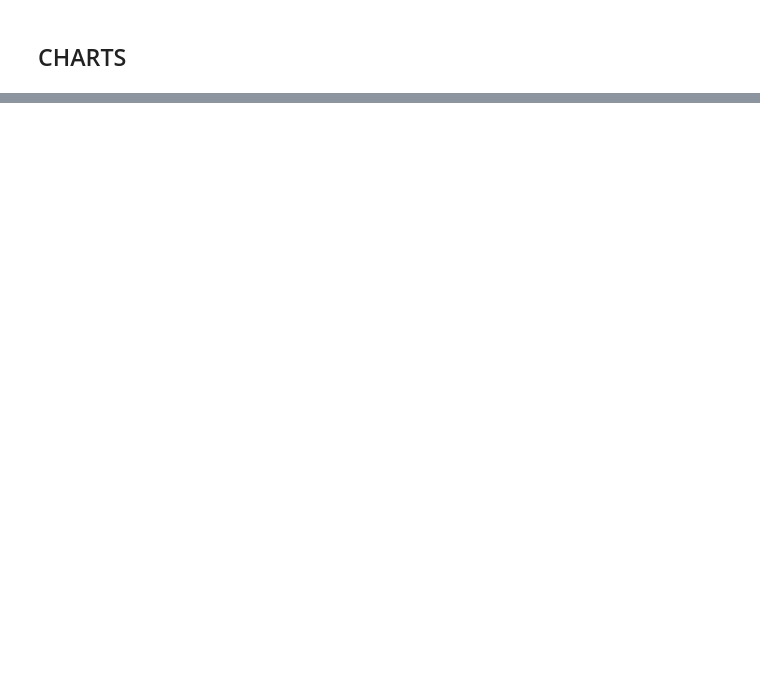
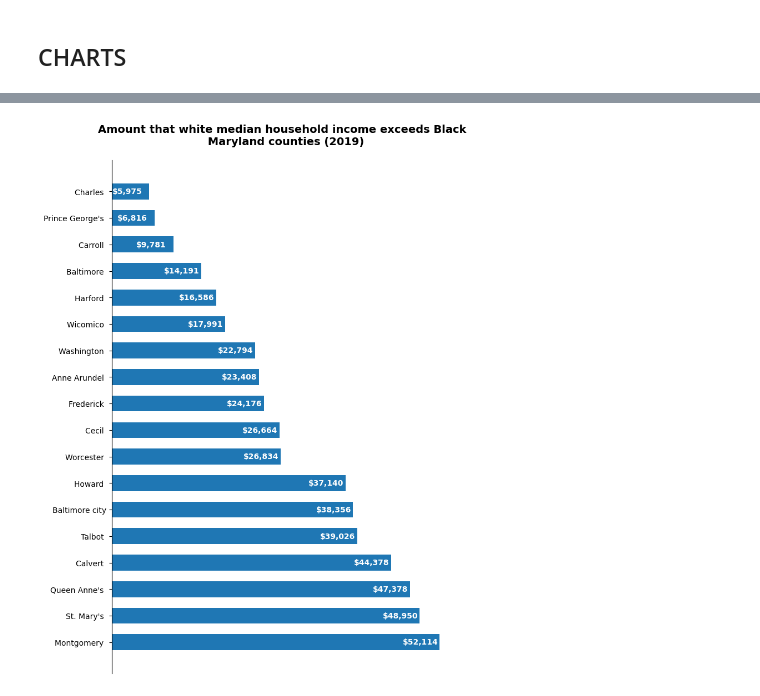
Before and after one commit to Jenkir/census-demographics-city-level, a Jupyter notebook: ACS-city-demographics-API090423.ipynb, the cells around one changed output, grey strips where cells are left out. Saved outputs shown, nothing was run; the diff lists cells and outputs as text; code cells hidden in the pictures; blank space fills up the shorter version.

```diff
--- a/ACS-city-demographics-API090423.ipynb
+++ b/ACS-city-demographics-API090423.ipynb
@@ -164,0 +449,25 @@ counties_df = counties_df.set_index("NAME")
+# %%
+#increase spacing between bars by 1st increasing height of figure in plt.subplots() function call &
+# then adding height parameter to plt.barh() function
+fig, ax = plt.subplots(figsize=(8,12))
+bars = plt.barh(income_gap_df['Location'], income_gap_df["HH_income_gap"], height=0.6)
+
+# remove edges of chart by using ax.spines
+ax.spines[['right','top', 'bottom']].set_visible(False)
+
+# hide x axis
+ax.xaxis.set_visible(False)
+
+# use matplotlib bar_label function to add labels for income gap amounts
+ax.bar_label(bars, padding=-48, color='white',fontsize=10, fontweight='bold',label_type='edge',
+             labels=[f'${x:,.0f}' for x in bars.datavalues])
+
+ax.set_title("Amount that white median household income exceeds Black \n Maryland counties (2019)",
+            fontsize=14, fontweight='bold', pad=20)
+
+# note that you need to savefig before plt.show or it will result in a blank image
+plt.savefig('incomegap2019.png', bbox_inches='tight')
+
+plt.show()
+# %% [output]
+[figure, added]
```
Also changed, not shown: parts of 29 cells of this notebook, 2 other files.
